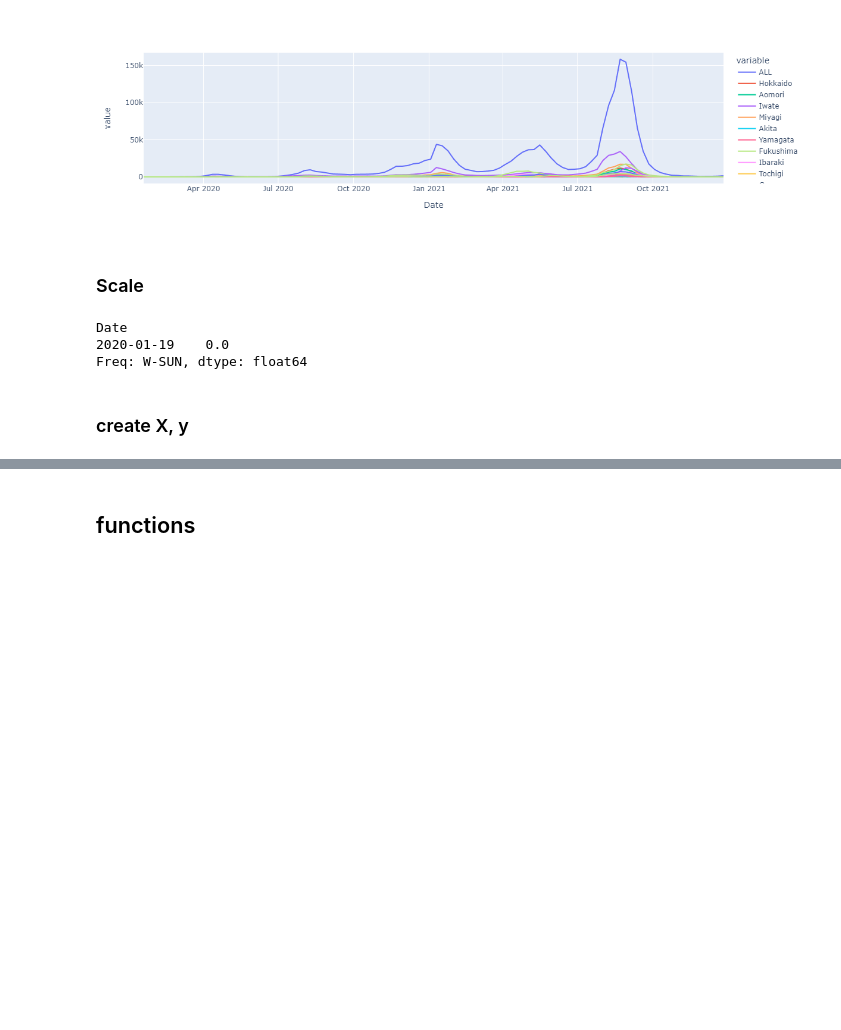
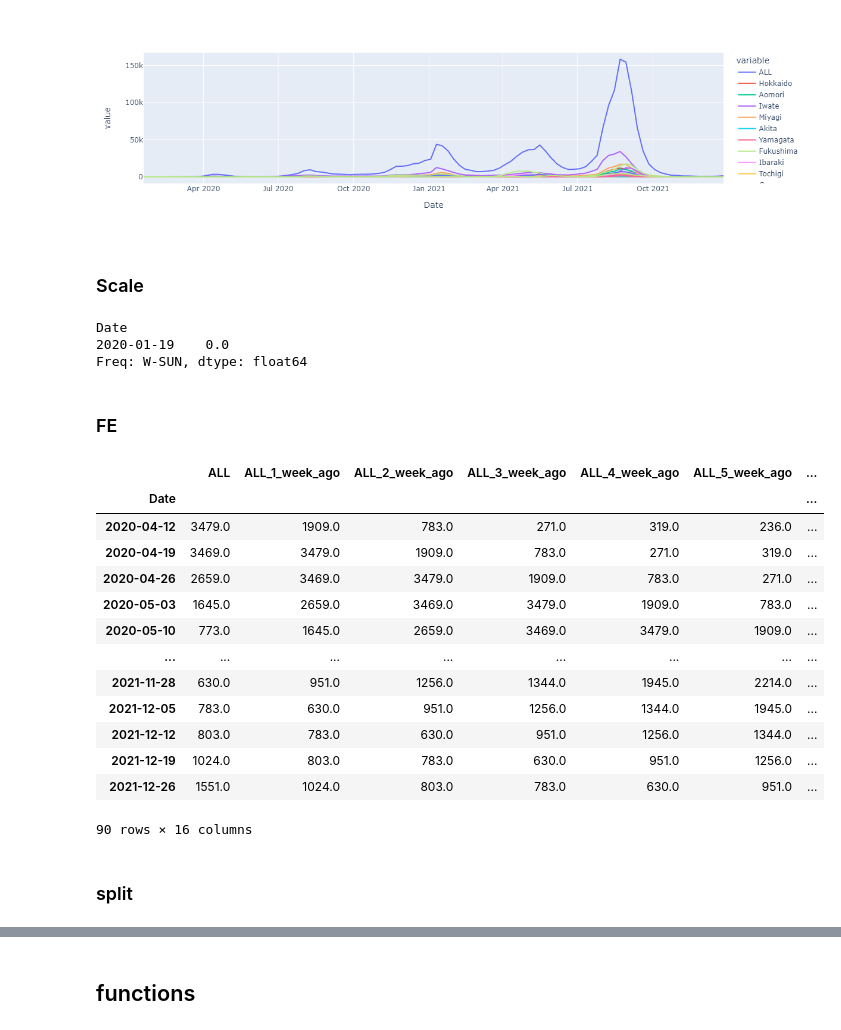
Before and after one commit to newini/learn-ml, a Jupyter notebook: time-series/lstm.ipynb, the cells around one changed output, grey strips where cells are left out. Drawn from its saved outputs; the diff is of its cells as text; code cells hidden in the pictures; blank space fills up the shorter version.

```diff
--- a/time-series/lstm.ipynb
+++ b/time-series/lstm.ipynb
@@ -84,8 +84,8 @@ display(df_gr.tail(5))
 px.line(df_gr,)
 # %% [output]
 [figure]
-# %% [markdown]
-### Scale
+# %% [markdown]
+### Scale
 # %%
 sc = MinMaxScaler(feature_range=(0,1))
 ts_all = df_gr.ALL
@@ -96,5 +96,33 @@ ts_all_sc.head(1)
 Date
 2020-01-19    0.0
 Freq: W-SUN, dtype: float64
+# %% [markdown]
+### FE
+# %%
+df_fe = df_gr.ALL.to_frame()
+# df_fe = ts_all_sc.to_frame(name='ALL')
+for i in range(1, 13):
+    df_fe[f'ALL_{i}_week_ago'] = df_fe.ALL.shift(i)
+df_fe['year'] = df_fe.index.year
+df_fe['month'] = df_fe.index.month
+df_fe['weekofyear'] = df_fe.index.isocalendar().week
+df_fe = df_fe.astype('float')
+df_fe = df_fe.dropna()
+df_fe
+# %% [output]
+|  | ALL | ALL_1_week_ago | ALL_2_week_ago | ALL_3_week_ago | ALL_4_week_ago | ALL_5_week_ago | ... |
+| Date |  |  |  |  |  |  | ... |
+| 2020-04-12 | 3479.0 | 1909.0 | 783.0 | 271.0 | 319.0 | 236.0 | ... |
+| 2020-04-19 | 3469.0 | 3479.0 | 1909.0 | 783.0 | 271.0 | 319.0 | ... |
+| 2020-04-26 | 2659.0 | 3469.0 | 3479.0 | 1909.0 | 783.0 | 271.0 | ... |
+| 2020-05-03 | 1645.0 | 2659.0 | 3469.0 | 3479.0 | 1909.0 | 783.0 | ... |
+| 2020-05-10 | 773.0 | 1645.0 | 2659.0 | 3469.0 | 3479.0 | 1909.0 | ... |
+| ... | ... | ... | ... | ... | ... | ... | ... |
+| 2021-11-28 | 630.0 | 951.0 | 1256.0 | 1344.0 | 1945.0 | 2214.0 | ... |
+| 2021-12-05 | 783.0 | 630.0 | 951.0 | 1256.0 | 1344.0 | 1945.0 | ... |
+| 2021-12-12 | 803.0 | 783.0 | 630.0 | 951.0 | 1256.0 | 1344.0 | ... |
+| 2021-12-19 | 1024.0 | 803.0 | 783.0 | 630.0 | 951.0 | 1256.0 | ... |
+| 2021-12-26 | 1551.0 | 1024.0 | 803.0 | 783.0 | 630.0 | 951.0 | ... |
+90 rows × 16 columns
 # %% [markdown]
-### create X, y
+### split
```
Also changed, not shown: parts of 10 cells of this notebook.
